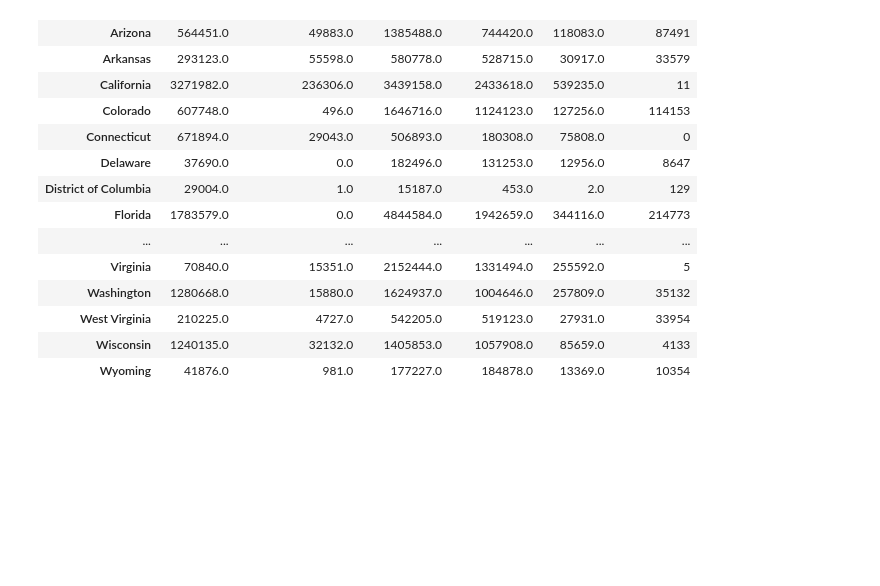
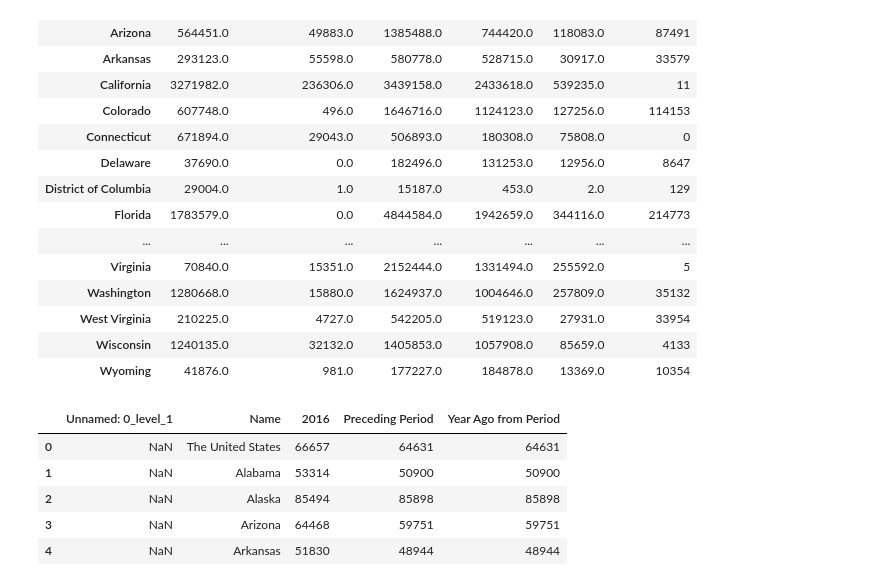
Before and after one commit to KWASSI09/Gun_Background_Check, a Jupyter notebook: Background_Clean.ipynb, the cells around one changed output. Saved outputs shown, nothing was run; the diff lists cells and outputs as text; code cells hidden in the pictures; blank space fills up the shorter version.

Commit message:
scraping the fred website

```diff
--- a/Background_Clean.ipynb
+++ b/Background_Clean.ipynb
@@ -172,3 +177,21 @@ Check_Summary_df
 | West Virginia | 210225.0 | 4727.0 | 542205.0 | 519123.0 | 27931.0 | 33954 |
 | Wisconsin | 1240135.0 | 32132.0 | 1405853.0 | 1057908.0 | 85659.0 | 4133 |
 | Wyoming | 41876.0 | 981.0 | 177227.0 | 184878.0 | 13369.0 | 10354 |
+# %%
+# Setup splinter
+executable_path = {'executable_path': ChromeDriverManager().install()}
+browser = Browser('chrome', **executable_path, headless=False)
+# %%
+url ="https://fred.stlouisfed.org/release/tables?rid=249&eid=259515&od=2016-01-01"
+browser.visit(url)
+data0_df = pd.read_html(url)
+df_0=data0_df[0]
+df_0.columns = ["Unnamed: 0_level_1","Name","2016","Preceding Period","Year Ago from Period"]
+df_0.head()
+# %% [output]
+|  | Unnamed: 0_level_1 | Name | 2016 | Preceding Period | Year Ago from Period |
+| 0 | NaN | The United States | 66657 | 64631 | 64631 |
+| 1 | NaN | Alabama | 53314 | 50900 | 50900 |
+| 2 | NaN | Alaska | 85494 | 85898 | 85898 |
+| 3 | NaN | Arizona | 64468 | 59751 | 59751 |
+| 4 | NaN | Arkansas | 51830 | 48944 | 48944 |
```
Also changed, not shown: parts of 9 cells of this notebook.
